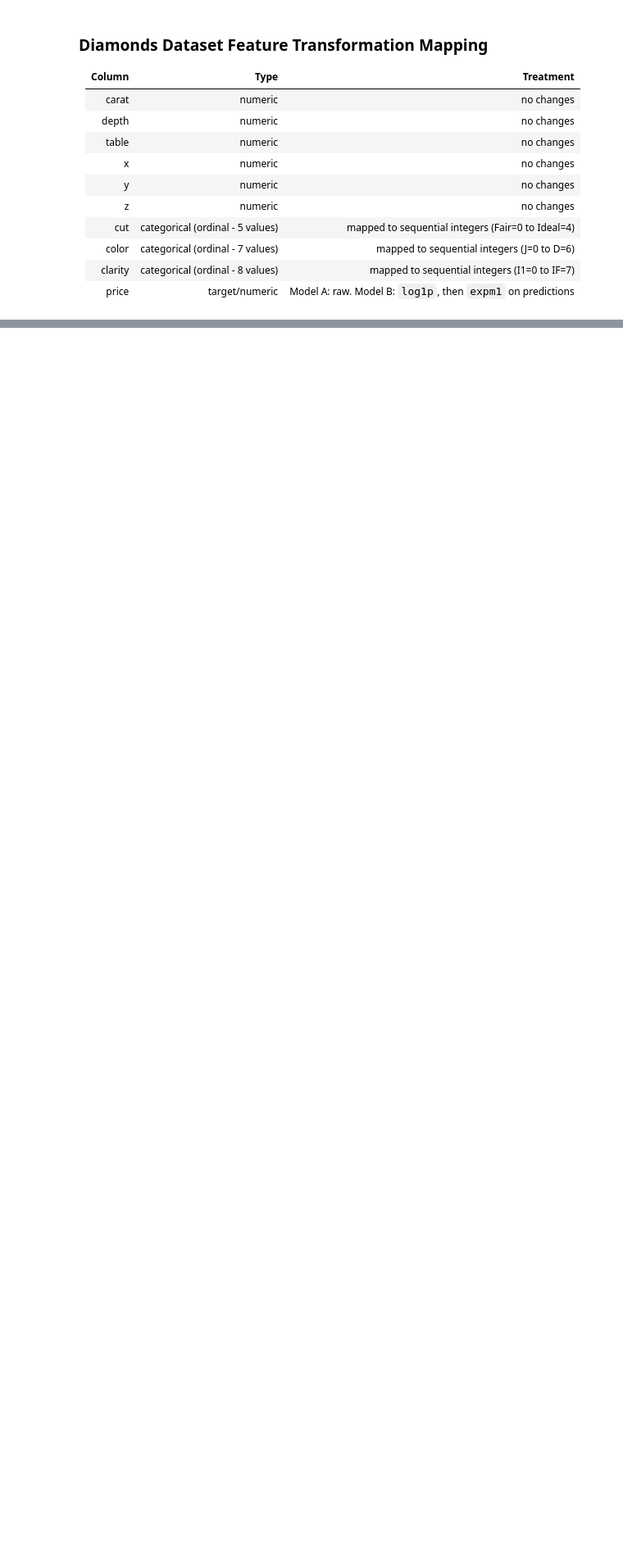
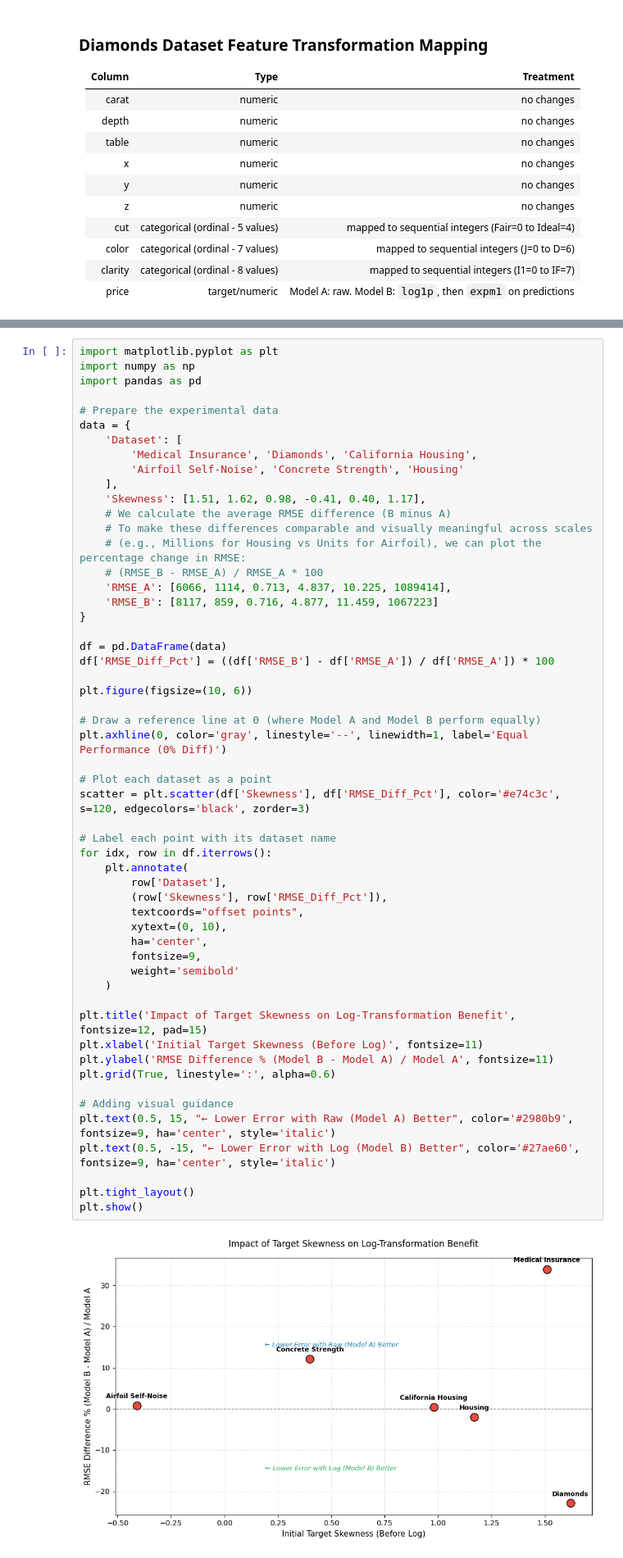
Before and after one commit to abheetsharma09/ml-dl-from-scratch, a Jupyter notebook: Experiments/log_target_study/notebooks/experimental_1.ipynb, the cells around one changed output, grey strips where cells are left out. Shown at 82% size. Drawn from its saved outputs; the diff is of its cells as text; blank space fills up the shorter version.

```diff
--- a/Experiments/log_target_study/notebooks/experimental_1.ipynb
+++ b/Experiments/log_target_study/notebooks/experimental_1.ipynb
@@ -459,0 +1121,56 @@ drawGraph_B_A(diamonds['price'] , "histplot_med-Insurance_DS_target")
+# %%
+import matplotlib.pyplot as plt
+import numpy as np
+import pandas as pd
+
+# Prepare the experimental data
+data = {
+    'Dataset': [
+        'Medical Insurance', 'Diamonds', 'California Housing',
+        'Airfoil Self-Noise', 'Concrete Strength', 'Housing'
+    ],
+    'Skewness': [1.51, 1.62, 0.98, -0.41, 0.40, 1.17],
+    # We calculate the average RMSE difference (B minus A)
+    # To make these differences comparable and visually meaningful across scales
+    # (e.g., Millions for Housing vs Units for Airfoil), we can plot the percentage change in RMSE:
+    # (RMSE_B - RMSE_A) / RMSE_A * 100
+    'RMSE_A': [6066, 1114, 0.713, 4.837, 10.225, 1089414],
+    'RMSE_B': [8117, 859, 0.716, 4.877, 11.459, 1067223]
+}
+
+df = pd.DataFrame(data)
+df['RMSE_Diff_Pct'] = ((df['RMSE_B'] - df['RMSE_A']) / df['RMSE_A']) * 100
+
+plt.figure(figsize=(10, 6))
+
+# Draw a reference line at 0 (where Model A and Model B perform equally)
+plt.axhline(0, color='gray', linestyle='--', linewidth=1, label='Equal Performance (0% Diff)')
+
+# Plot each dataset as a point
+scatter = plt.scatter(df['Skewness'], df['RMSE_Diff_Pct'], color='#e74c3c', s=120, edgecolors='black', zorder=3)
+
+# Label each point with its dataset name
+for idx, row in df.iterrows():
+    plt.annotate(
+        row['Dataset'],
+        (row['Skewness'], row['RMSE_Diff_Pct']),
+        textcoords="offset points",
+        xytext=(0, 10),
+        ha='center',
+        fontsize=9,
+        weight='semibold'
+    )
+
+plt.title('Impact of Target Skewness on Log-Transformation Benefit', fontsize=12, pad=15)
+plt.xlabel('Initial Target Skewness (Before Log)', fontsize=11)
+plt.ylabel('RMSE Difference % (Model B - Model A) / Model A', fontsize=11)
+plt.grid(True, linestyle=':', alpha=0.6)
+
+# Adding visual guidance
+plt.text(0.5, 15, "← Lower Error with Raw (Model A) Better", color='#2980b9', fontsize=9, ha='center', style='italic')
+plt.text(0.5, -15, "← Lower Error with Log (Model B) Better", color='#27ae60', fontsize=9, ha='center', style='italic')
+
+plt.tight_layout()
+plt.show()
+# %% [output]
+[figure, added]
```
Also changed, not shown: parts of 9 cells of this notebook.
